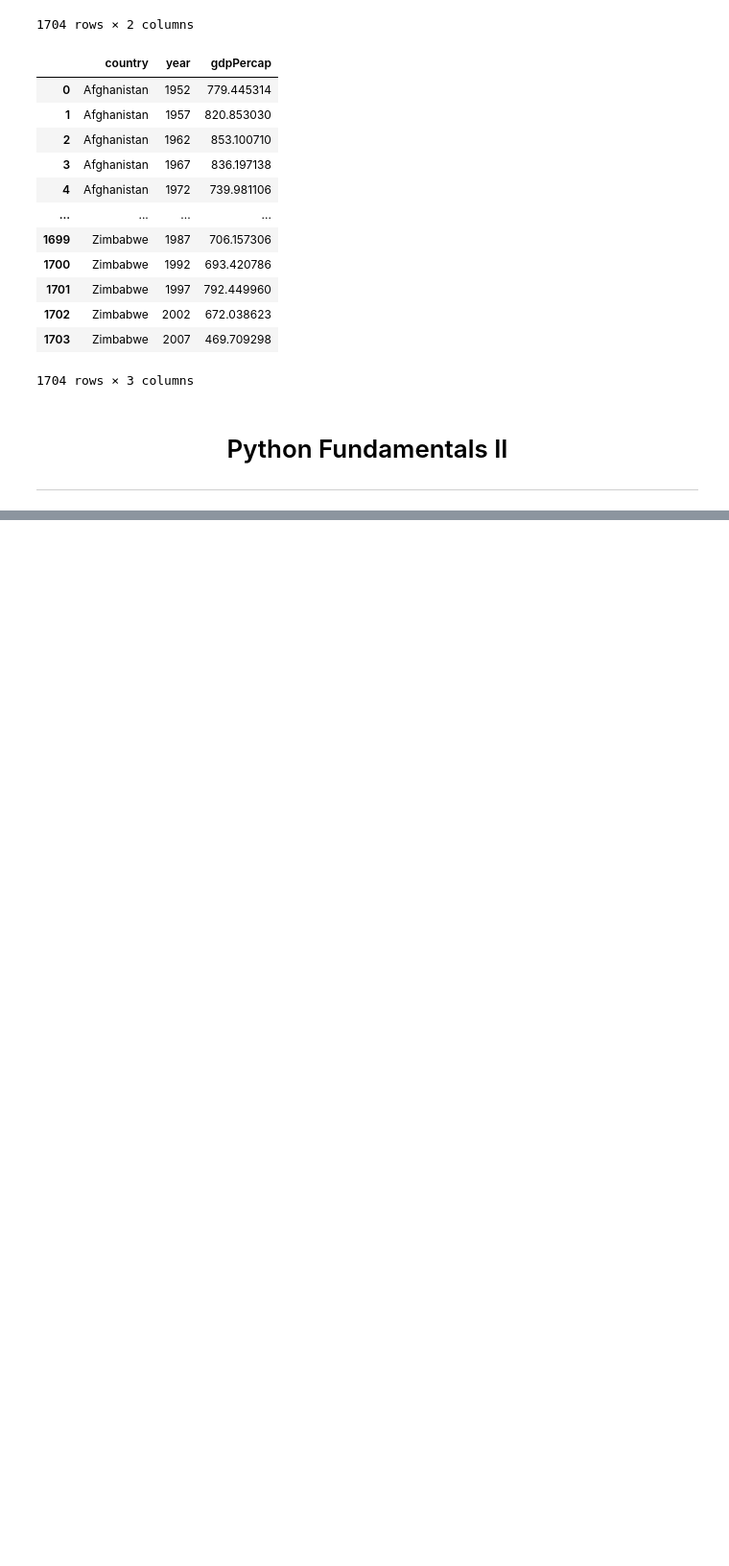
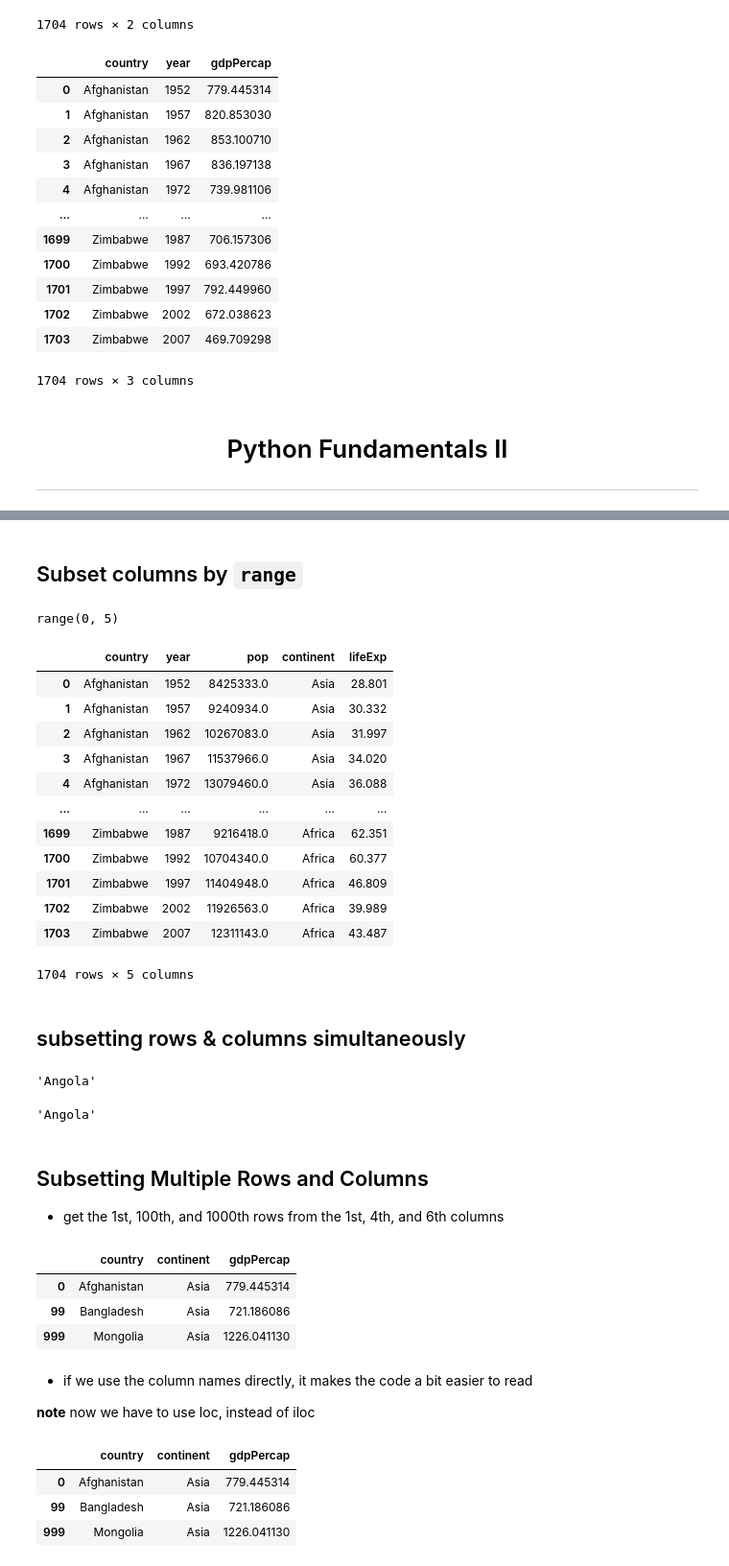
Before and after one commit to subratamondal1/MOOCs, a Jupyter notebook: data-analytics-with-python.ipynb, the cells around one changed output, grey strips where cells are left out. Shown: that part at 96% size. Cells and saved outputs as stored; diff of their text form; code cells hidden in the pictures; blank space fills up the shorter version.

```diff
--- a/data-analytics-with-python.ipynb
+++ b/data-analytics-with-python.ipynb
@@ -525,0 +575,55 @@ df.iloc[:,[0,1,-1]]
+# %% [markdown]
+## Subset columns by `range`
+# %%
+small_range = range(0,5)
+small_range
+# %% [output]
+range(0, 5)
+# %%
+df.iloc[:,small_range]
+# %% [output]
+|  | country | year | pop | continent | lifeExp |
+| 0 | Afghanistan | 1952 | 8425333.0 | Asia | 28.801 |
+| 1 | Afghanistan | 1957 | 9240934.0 | Asia | 30.332 |
+| 2 | Afghanistan | 1962 | 10267083.0 | Asia | 31.997 |
+| 3 | Afghanistan | 1967 | 11537966.0 | Asia | 34.020 |
+| 4 | Afghanistan | 1972 | 13079460.0 | Asia | 36.088 |
+| ... | ... | ... | ... | ... | ... |
+| 1699 | Zimbabwe | 1987 | 9216418.0 | Africa | 62.351 |
+| 1700 | Zimbabwe | 1992 | 10704340.0 | Africa | 60.377 |
+| 1701 | Zimbabwe | 1997 | 11404948.0 | Africa | 46.809 |
+| 1702 | Zimbabwe | 2002 | 11926563.0 | Africa | 39.989 |
+| 1703 | Zimbabwe | 2007 | 12311143.0 | Africa | 43.487 |
+1704 rows × 5 columns
+# %% [markdown]
+## subsetting rows & columns simultaneously
+# %%
+df.loc[42,"country"]
+# %% [output]
+'Angola'
+# %%
+df.iloc[42,0]
+# %% [output]
+'Angola'
+# %% [markdown]
+## Subsetting Multiple Rows and Columns
+
+* get the 1st, 100th, and 1000th rows from the 1st, 4th, and 6th columns
+# %%
+df.iloc[[0,99,999],[0,3,5]]
+# %% [output]
+|  | country | continent | gdpPercap |
+| 0 | Afghanistan | Asia | 779.445314 |
+| 99 | Bangladesh | Asia | 721.186086 |
+| 999 | Mongolia | Asia | 1226.041130 |
+# %% [markdown]
+* if we use the column names directly, it makes the code a bit easier to read
+
+**note** now we have to use loc, instead of iloc
+# %%
+df.loc[[0,99,999],["country","continent","gdpPercap"]]
+# %% [output]
+|  | country | continent | gdpPercap |
+| 0 | Afghanistan | Asia | 779.445314 |
+| 99 | Bangladesh | Asia | 721.186086 |
+| 999 | Mongolia | Asia | 1226.041130 |
```
Also changed, not shown: parts of 23 cells of this notebook.
